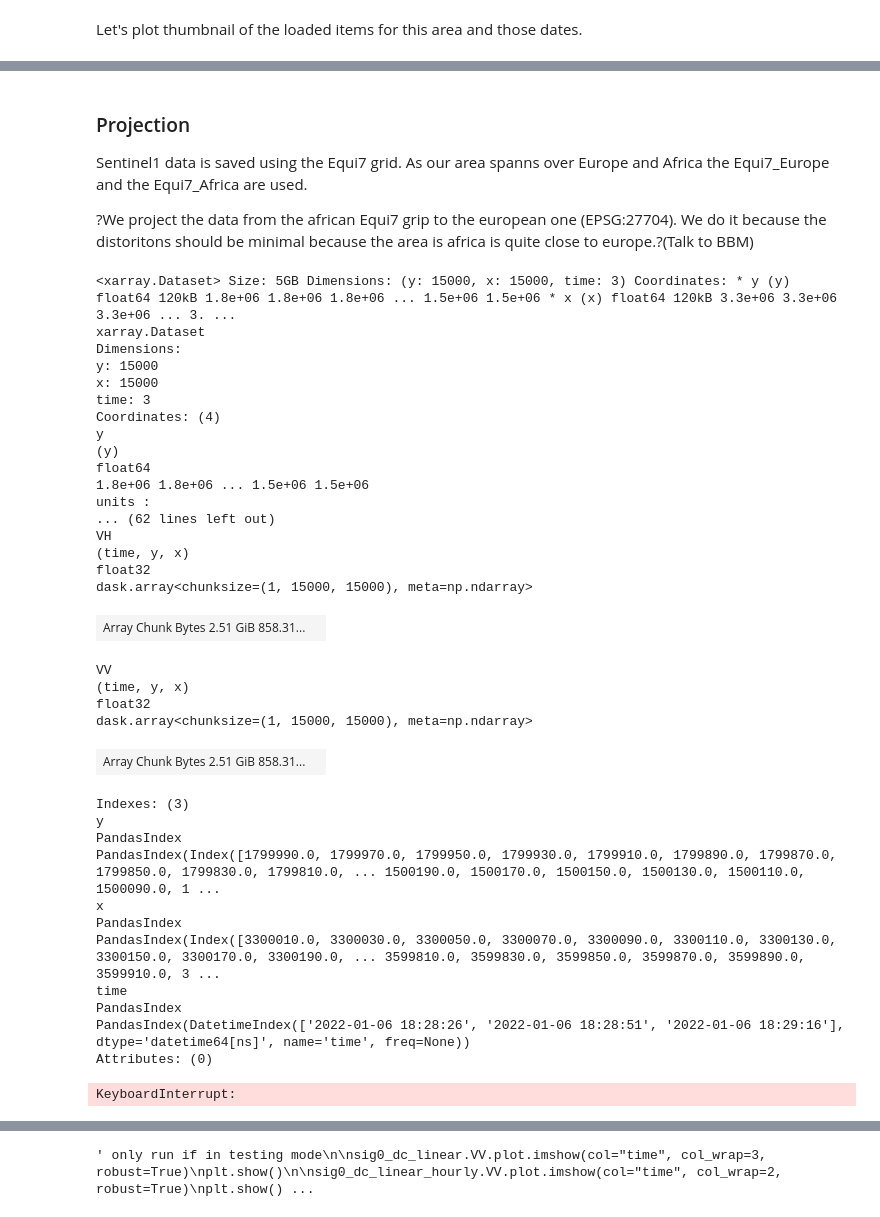
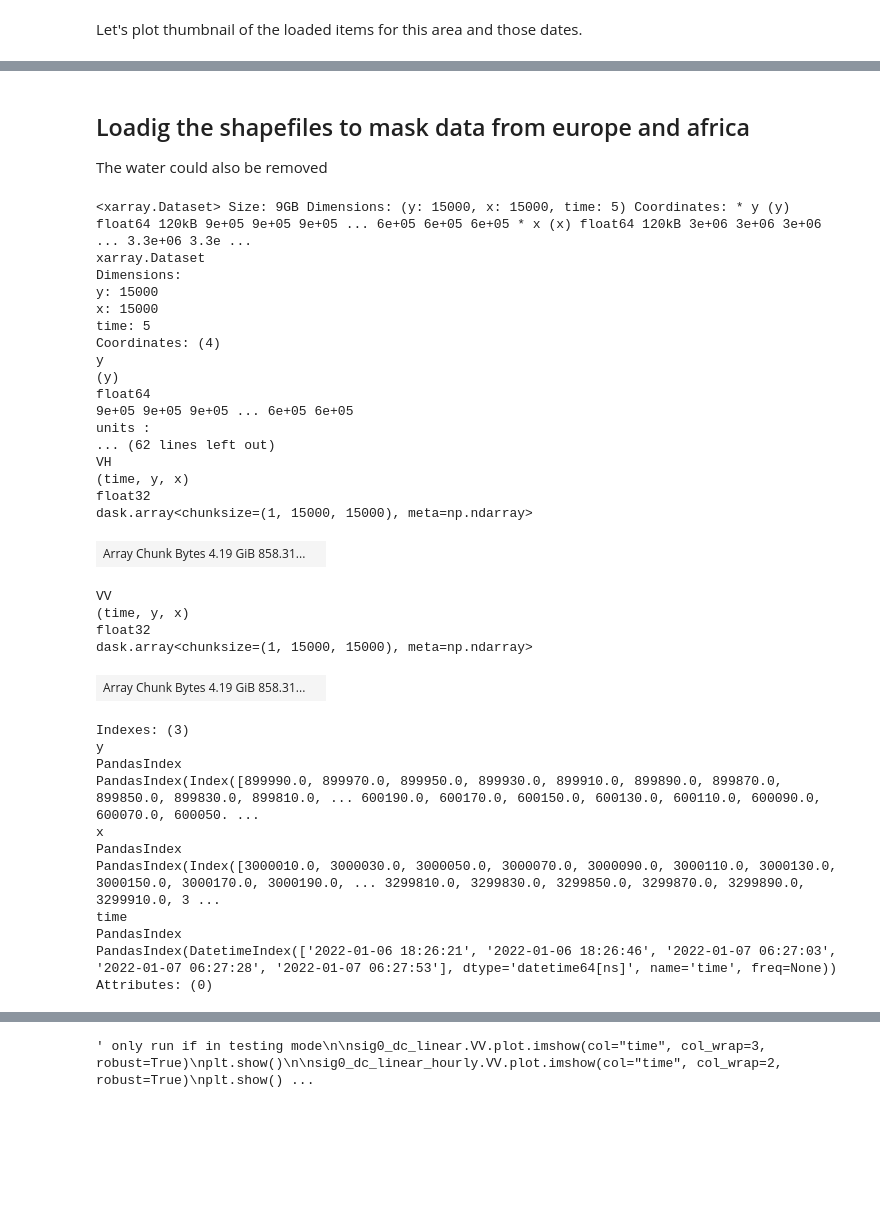
Before and after one commit to wagnerjoseph/Sentinel1-ASCAT-fusion, a Jupyter notebook: notebooks/create-s1-zarr-dataset.ipynb, the cells around one changed output, grey strips where cells are left out. Drawn from its saved outputs; the diff is of its cells as text; code cells hidden in the pictures; blank space fills up the shorter version.

```diff
--- a/notebooks/create-s1-zarr-dataset.ipynb
+++ b/notebooks/create-s1-zarr-dataset.ipynb
@@ -230,78 +239,84 @@ map
 #"""
 # %% [output]
 [interactive output not drawn]
-# %% [markdown]
-### Projection
-Sentinel1 data is saved using the Equi7 grid. As our area spanns over Europe and Africa the Equi7_Europe and the Equi7_Africa are used.
-
-?We project the data from the african Equi7 grip to the european one (EPSG:27704). We do it because the distoritons should be minimal because the area is africa is quite close to europe.?(Talk to BBM)
+# %% [markdown]
+## Loadig the shapefiles to mask data from europe and africa
+The water could also be removed
+# %%
+import os, requests, geopandas as gpd
+
+download_dir = "equi7grid_shapefiles"
+os.makedirs(download_dir, exist_ok=True)
+tiles = {
+    'EU': 'EQUI7_V14_EU_PROJ_TILE_T3',
+    'AF': 'EQUI7_V14_AF_PROJ_TILE_T3'
+}
+base_url = 'https://raw.githubusercontent.com/TUW-GEO/Equi7Grid/master/src/equi7grid/grids/{}/PROJ/{}{}'
+exts = ['.shp', '.shx', '.dbf', '.prj']
+
+for code, name in tiles.items():
+    for ext in exts:
+        url = base_url.format(code, name, ext)
+        path = os.path.join(download_dir, name + ext)
+        try:
+            r = requests.get(url); r.raise_for_status()
+            with open(path, 'wb') as f: f.write(r.content)
+        except Exception as e:
+            print(f"Failed: {url} ({e})")
+
+gdf_eu = gpd.read_file(os.path.join(download_dir, tiles['EU'] + '.shp'))
+gdf_af = gpd.read_file(os.path.join(download_dir, tiles['AF'] + '.shp'))
 # %%
-crs = "EPSG:27704" # or african for africa
-res =  20
+crs = "EPSG:27704"
 
-chunks = {"time": 1, "latitude": 100, "longitude": 100}
+chunks = {"time": 1, "y": 15000, "x": 15000}
 sig0_dc = odc_stac.load(
-    european_tiles['E033N015T3'],
+    items_crs_europe,
+    #european_tiles['E033N015T3'],
     crs=crs,
-    resolution=res,
-    #bbox=bounding_box,
     chunks=chunks,
-    resampling="bilinear",                         # not good for dB data?! -> nearest would be better
 )
 
 nodata = items_eodc[0].assets["VV"].extra_fields["raster:bands"][0]["nodata"]
 scale = items_eodc[0].assets["VV"].extra_fields["raster:bands"][0]["scale"]
 
 sig0_dc = sig0_dc.where(sig0_dc != nodata) / scale
+sig0_dc_clipped = sig0_dc.rio.clip(gdf_eu.geometry, drop=True) # solve the cliping (go to the github repo)
 
-#sig0_dc = sig0_dc.dropna(dim="time", how="all") this is too computationaly expensive
 sig0_dc
 # %% [output]
-<xarray.Dataset> Size: 5GB Dimensions: (y: 15000, x: 15000, time: 3) Coordinates: * y (y) float64 120kB 1.8e+06 1.8e+06 1.8e+06 ... 1.5e+06 1.5e+06 * x (x) float64 120kB 3.3e+06 3.3e+06 3.3e+06 ... 3. ...
+<xarray.Dataset> Size: 9GB Dimensions: (y: 15000, x: 15000, time: 5) Coordinates: * y (y) float64 120kB 9e+05 9e+05 9e+05 ... 6e+05 6e+05 6e+05 * x (x) float64 120kB 3e+06 3e+06 3e+06 ... 3.3e+06 3.3e ...
 xarray.Dataset
 Dimensions:
 y: 15000
 x: 15000
-time: 3
+time: 5
 Coordinates: (4)
 y
 (y)
 float64
-1.8e+06 1.8e+06 ... 1.5e+06 1.5e+06
+9e+05 9e+05 9e+05 ... 6e+05 6e+05
 units :
 ... (62 lines left out)
 VH
 (time, y, x)
 float32
 dask.array<chunksize=(1, 15000, 15000), meta=np.ndarray>
-| Array Chunk Bytes 2.51 GiB 858.31... |  |
+| Array Chunk Bytes 4.19 GiB 858.31... |  |
 VV
 (time, y, x)
 float32
 dask.array<chunksize=(1, 15000, 15000), meta=np.ndarray>
-| Array Chunk Bytes 2.51 GiB 858.31... |  |
+| Array Chunk Bytes 4.19 GiB 858.31... |  |
 Indexes: (3)
 y
 PandasIndex
-PandasIndex(Index([1799990.0, 1799970.0, 1799950.0, 1799930.0, 1799910.0, 1799890.0, 1799870.0, 1799850.0, 1799830.0, 1799810.0, ... 1500190.0, 1500170.0, 1500150.0, 1500130.0, 1500110.0, 1500090.0, 1 ...
+PandasIndex(Index([899990.0, 899970.0, 899950.0, 899930.0, 899910.0, 899890.0, 899870.0, 899850.0, 899830.0, 899810.0, ... 600190.0, 600170.0, 600150.0, 600130.0, 600110.0, 600090.0, 600070.0, 600050. ...
 x
 PandasIndex
-PandasIndex(Index([3300010.0, 3300030.0, 3300050.0, 3300070.0, 3300090.0, 3300110.0, 3300130.0, 3300150.0, 3300170.0, 3300190.0, ... 3599810.0, 3599830.0, 3599850.0, 3599870.0, 3599890.0, 3599910.0, 3 ...
+PandasIndex(Index([3000010.0, 3000030.0, 3000050.0, 3000070.0, 3000090.0, 3000110.0, 3000130.0, 3000150.0, 3000170.0, 3000190.0, ... 3299810.0, 3299830.0, 3299850.0, 3299870.0, 3299890.0, 3299910.0, 3 ...
 time
 PandasIndex
-PandasIndex(DatetimeIndex(['2022-01-06 18:28:26', '2022-01-06 18:28:51', '2022-01-06 18:29:16'], dtype='datetime64[ns]', name='time', freq=None))
+PandasIndex(DatetimeIndex(['2022-01-06 18:26:21', '2022-01-06 18:26:46', '2022-01-07 06:27:03', '2022-01-07 06:27:28', '2022-01-07 06:27:53'], dtype='datetime64[ns]', name='time', freq=None))
 Attributes: (0)
-# %%
-# Transform to linear scale to do calculations
-sig0_dc_linear = 10 ** (sig0_dc / 10)
-
-# Merge in time direction
-
-sig0_dc_linear_hourly = sig0_dc_linear.resample(time="1h").mean(dim="time").persist() # time between e.g. 05:00:00 and 05:59:59.999 is averaged into the 05:00 bin
-
-sig0_dc_linear_hourly = sig0_dc_linear_hourly.dropna(dim="time", how="all")           # remove all empty bins (this could be problematic for the runtime)
-
-sig0_dc_linear_hourly
-# %% [output]
-KeyboardInterrupt:
 # %%
```
Also changed, not shown: parts of 17 cells of this notebook, 1 other file.
